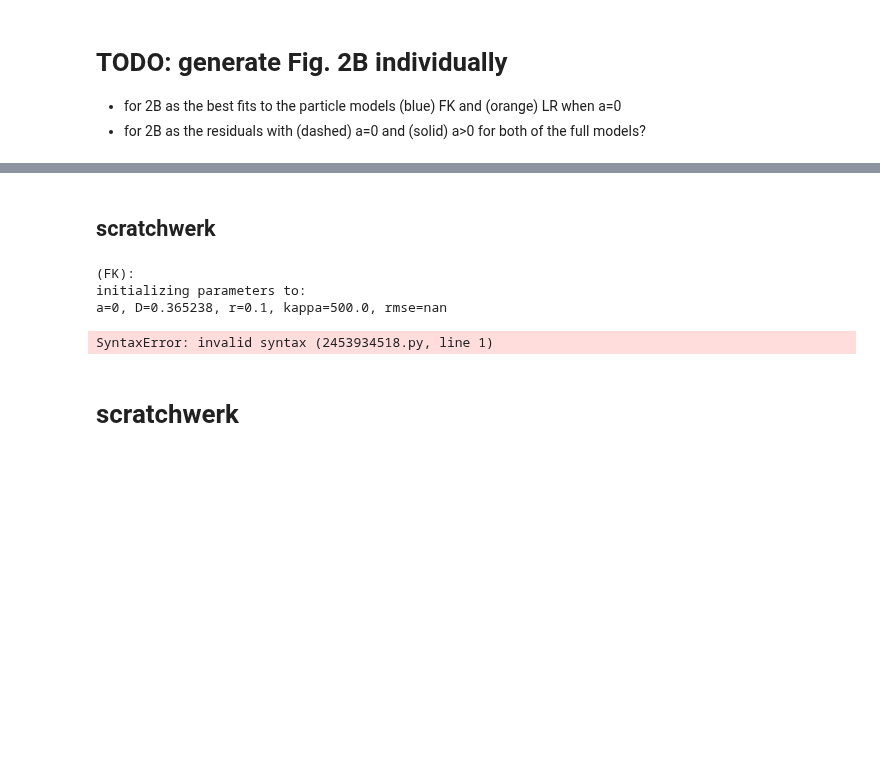
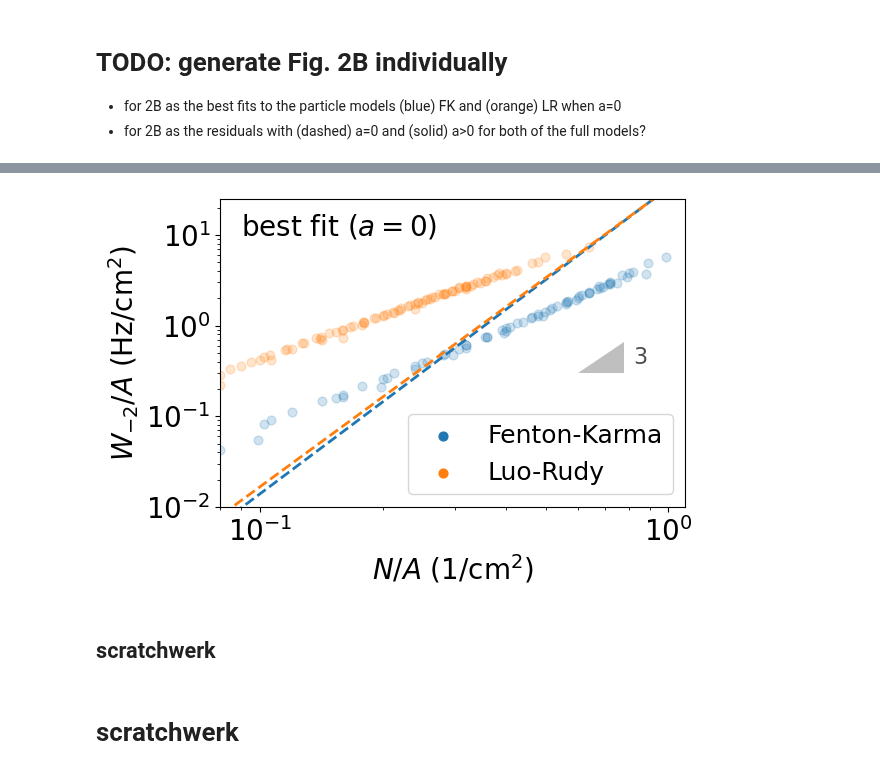
Before and after one commit to timtyree/bgmc, a Jupyter notebook: python/Generation of figure 2.ipynb, the cells around one changed output, grey strips where cells are left out. Cells and saved outputs as stored; diff of their text form; code cells hidden in the pictures; blank space fills up the shorter version.

```diff
--- a/python/Generation of figure 2.ipynb
+++ b/python/Generation of figure 2.ipynb
@@ -566,12 +561,11 @@ SyntaxError: invalid syntax (1366930339.py, line 3)
 # %%
-#TODO: see here if any df from pd.read_csv(input_fn) has powerlaws for the a=0 case
-#TODO: try a bunch of run_num
+#DONE: see here if any df from pd.read_csv(input_fn) has powerlaws for the a=0 case
+#DONE: try a bunch of run_num
 # run_num=15 #worked (N=186)
-run_num=15 #worked? (N=?)
+run_num=20 #worked? (N=?)
 input_fn= f"/home/timothytyree/Documents/GitHub/bgmc/python/data/osg_output/run_{run_num}_all_powerlaw_fits.csv"
-input_fn_dict={'vectorsummed':input_fn}
+input_fn_dict={'vectorsummed':input_fn,'neighboronly':input_fn}
 
 #recall results from tables in the main mansucript
 wjr=recall_powerlaw_fits_to_full_models()
-interp=recall_particle_model_interp_unattractive(input_fn_dict=input_fn_dict)
 a_hat_FK, D_hat_FK, a_hat_FK_long, a_hat_FK_vlong, a_hat_LR, D_hat_LR, a_hat_LR_long=recall_particle_parameter_measurements()
@@ -588,0 +572,3 @@ training complete!
+# %%
+#DONE: root cause analysis on why broken: recall_particle_model_interp_unattractive. answer mode='neighboronly' for run 20...
+interp_unattractive=recall_particle_model_interp_unattractive(input_fn_dict=input_fn_dict,mode='neighboronly',printing=True,testing=True)
@@ -719,3 +716,57 @@ plt.show()
+# %%
+#plot the best fits when a>0
+fontsize = 20
+x1lim = [8e-2, 1.1]  #[1e-1, 1]
+x2lim = [1e-2, 25]
+# x1lim=[5,10]
+# x2lim=[50,350]
+figsize = (6, 4)  #(5,4)
+fig, ax = plt.subplots(figsize=figsize)
+
+#plot the full models
+ax.scatter(fk['q'].values,fk['w'].values,c='C0',alpha=0.2,s=40,label='Fenton-Karma',zorder=0)
+ax.scatter(lr['q'].values,lr['w'].values,c='C1',alpha=0.2,s=40,label='Luo-Rudy',zorder=0)
+
+#plot the result over the original annihilation rates
+plt.plot(q_values_fk,what_values_fk,'--',c='C0',label=f'_Fit to FK',alpha=1,lw=2)
+plt.plot(q_values_lr,what_values_lr,'--',c='C1',label=f'_Fit to LR',alpha=1,lw=2)
+
+#format
+FormatAxes(
+    ax,
+    x1lim=x1lim,
+    x2lim=x2lim,
+    x1label=r'$N/A$ (1/cm$^{2}$)',  #q$ (1/cm$^{2}$)',#r'$q=N/A$ (1/cm$^{2}$)',
+    x2label=
+    r'$W_{-2}/A$ (Hz/cm$^{2}$)',  #w$ (Hz/cm$^{2}$)',#r'$w=W_{-2}/A$ (Hz/cm$^{2}$)',
+    title=None,
+    fontsize=fontsize,
+    use_loglog=True)
+ax.annotate(r"best fit ($a=0$)", xy=(0.3, 11), xytext=xytext,fontsize=fontsize)
+leg=ax.legend(loc='lower right',fontsize=fontsize-2)
+for lh in leg.legendHandles:
+    lh.set_alpha(1)
+
+# #mark the slope of ^that line with ~2
+# x1 = 0.09
+# y1 = 2
+# annotation.slope_marker(origin=(x1, y1),
+#                         slope=2,
+#                         text_kwargs={'color': 'black','fontsize':16, 'alpha':0.7},
+#                         poly_kwargs={'facecolor': (0.5, 0.5, 0.5), 'alpha':0.5},#TODO: replace with purple
+#                         ax=ax)
+#mark the slope of ^that line with ~3
+x1 = 0.6
+y1 = 0.3
+annotation.slope_marker(origin=(x1, y1),
+                        slope=3,#(3, 1),
+                        text_kwargs={'color': 'black','fontsize':16, 'alpha':0.7},
+                        poly_kwargs={'facecolor': (0.5, 0.5, 0.5), 'alpha':0.5},#TODO: replace with purple
+                        ax=ax)
+
+plt.show()
+# %% [output]
+[figure, added]
 # %% [markdown]
 ## scratchwerk
 # %%
@@ -769,15 +820,7 @@ print(f"initializing parameters to:")
 print(f"a={a}, D={D}, r={r}, kappa={kappa}, rmse={rmse}")
 a0=float(a); D0=float(D); r0=float(r); kappa0=float(kappa);rmse0=float(rmse)
 # dict_fk=dict(r=r,kappa=kappa,nu=nu,M=M,rmse=rmse,res=res)
-# %% [output]
-(FK):
-initializing parameters to:
-a=0, D=0.365238, r=0.1, kappa=500.0, rmse=nan
 # %%
 #CONFIRMED: setting a=0 causes interp to become nan
 #NOTE: ^this is consistent with my prior observation of a weird jump at a=0
 #TODO: dev function that returns interp (r,kappa,D) conditioned on a=0
-# %%
-interp=
-# %% [output]
-SyntaxError: invalid syntax (2453934518.py, line 1)
```
Also changed, not shown: parts of 14 cells of this notebook, 5 other files.
